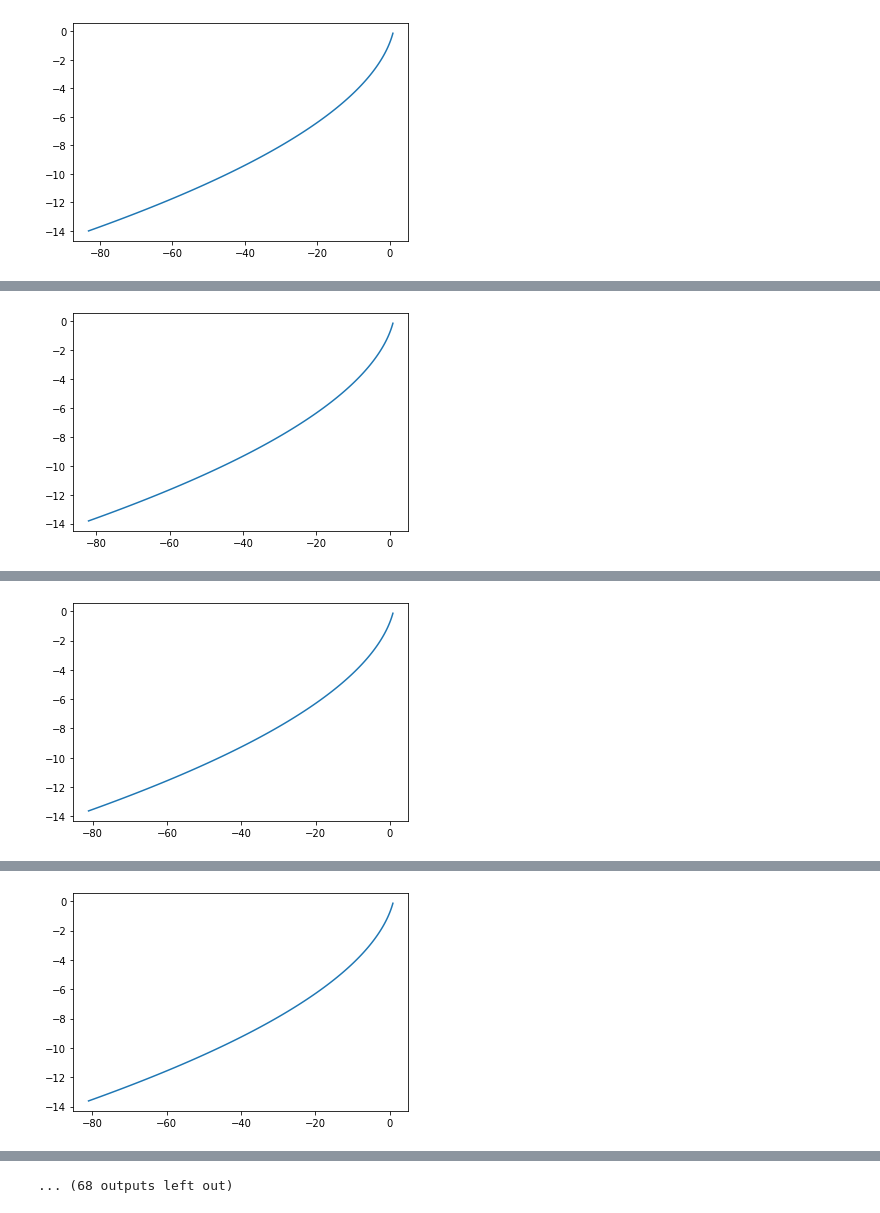
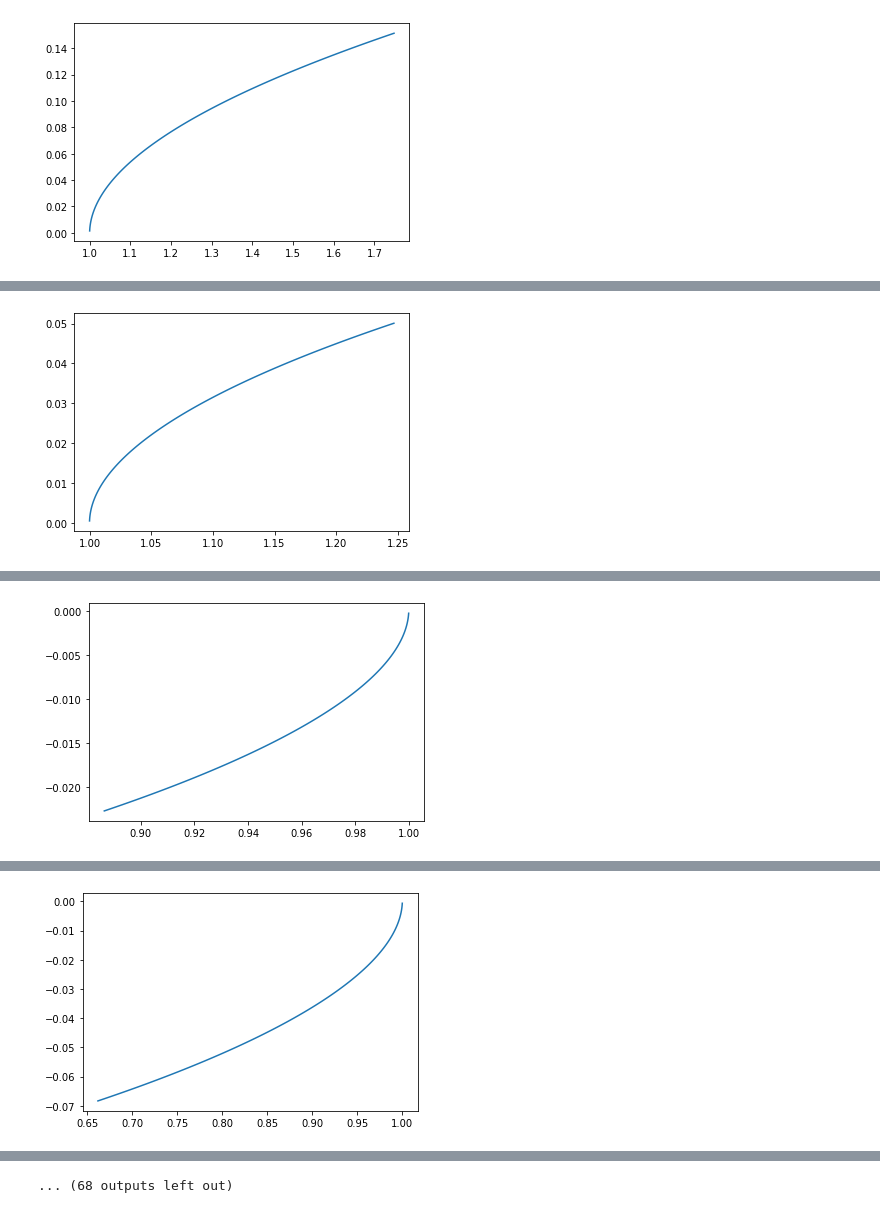
Before and after one commit to bvu36/vuong598, a Jupyter notebook: vuong598project1.ipynb, the cells around one changed output, grey strips where cells are left out. Drawn from its saved outputs; the diff is of its cells as text; code cells hidden in the pictures.

```diff
--- a/vuong598project1.ipynb
+++ b/vuong598project1.ipynb
@@ -44,15 +44,16 @@ class Dynamics(nn.Module):
 
         """
         # Drag
-        cd = 0.75 #drag coefficient for typical model rocket
-        r = 1.2065 #kg/m^3, air density at cape canaveral https://w1.weather.gov/data/obhistory/KXMR.html
-        V = BOOST_ACCEL * FRAME_TIME # velocity
-        A = 1005.85 #cm, surface area of typical model rocket https://simplerocketry.com/how-big-are-model-rockets-avg-size-largest-smallest/
-        D = cd * (0.5 * r * (V **2) * A)
         # https://www.grc.nasa.gov/www/k-12/rocket/drageq.html
         # https://www.grc.nasa.gov/www/k-12/rocket/shaped.html#:~:text=A%20typical%20value%20for%20the,body%20and%20the%20nozzle%20exit.
 
+        cd = 0.75 # drag coefficient for typical model rocket
+        rho = 1.2065 # kg/m^3, air density at cape canaveral https://w1.weather.gov/data/obhistory/KXMR.html
+        V = BOOST_ACCEL * FRAME_TIME # velocity
+        A = 0.100585 # m^2, surface area of typical model rocket https://simplerocketry.com/how-big-are-model-rockets-avg-size-largest-smallest/
+        D = cd * (0.5 * rho * (V ** 2) * A)
         drag = t.tensor([D]) # drag
+
 
         # Apply gravity
         delta_state_gravity = t.tensor([0., GRAVITY_ACCEL * FRAME_TIME])
@@ -67,7 +68,7 @@ class Dynamics(nn.Module):
         step_mat = t.tensor([[1., FRAME_TIME],
                             [0., 1.]])
         state = t.matmul(step_mat, state)
-        state = state - drag
+        state = t.sub(state, drag) # subtracting drag from velocity
         return state
 
 
@@ -172 +173 @@ o.train(40)  # solve the optimization problem
-[figure, old version]
+[figure, new version]
@@ -174 +175 @@ o.train(40)  # solve the optimization problem
-[figure, old version]
+[figure, new version]
@@ -176 +177 @@ o.train(40)  # solve the optimization problem
-[figure, old version]
+[figure, new version]
@@ -178 +179 @@ o.train(40)  # solve the optimization problem
-[figure, old version]
+[figure, new version]
```
Also changed, not shown: parts of 1 cell of this notebook.
